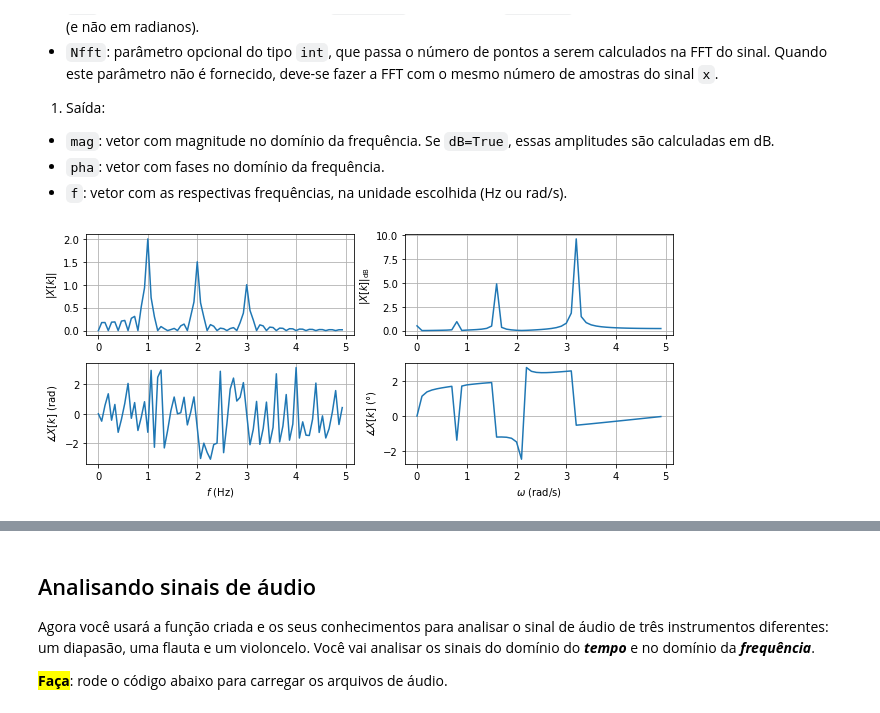
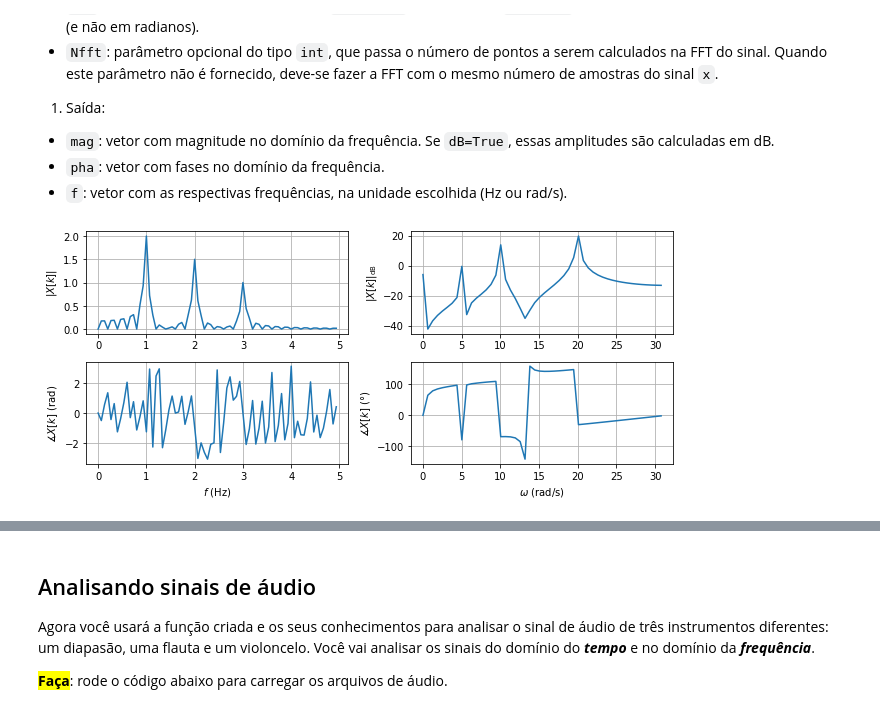
Before and after one commit to iurykischka/Proc.-de-sinais, a Jupyter notebook: Ex/Ex02_FFT_IURY.ipynb, the cells around one changed output, grey strips where cells are left out. Drawn from its saved outputs; the diff is of its cells as text; code cells hidden in the pictures.

```diff
--- a/Ex/Ex02_FFT_IURY.ipynb
+++ b/Ex/Ex02_FFT_IURY.ipynb
@@ -80,59 +80,78 @@ from scipy.fft import fft
 
 ### SEU CÓDIGO COMEÇA AQUI ### (≈ 8 linhas de código)
 
-def fourier(x, t, Hz, dB, deg, Nfft):
+def fourier(x, t, Hz, dB=False, deg=False, Nfft=None):
 
     N = len(x)
     T = t1[1] - t1[0]
 
+    if Nfft == None:
+      Nfft = N
 
     X_f = fft(x, n=Nfft)
     X_f = X_f/N # corrige amplitude do sinal
     X_f = X_f[:Nfft//2]
     X_f[1:] = 2*X_f[1:]
-    f0 = 1/(Nfft*T) #freq em Hz
-    fHz = np.arange(Nfft)*f0 #freq em Hz
-    fHz = fHz[:Nfft//2]
 
 
-    mag = (np.abs(X_f)) #modulo no dominio da frequencia em dB
-    pha = np.angle(X_f, deg=0) #fase no dominio da frequencia
 
-    return mag, pha, fHz
+    if Hz == True:
+      f0 = 1/(Nfft*T) #freq em Hz
+      f = np.arange(Nfft)*f0 #freq em Hz
+      f = f[:Nfft//2]
+    else:
+      w0 = 2*np.pi/(Nfft*T) #freq em rad/s
+      f = np.arange(Nfft)*w0 #freq em rad/s
+      f = f[:Nfft//2]
+
+    if dB == True:
+      mag = 20*np.log10(np.abs(X_f)) #modulo no dominio da frequencia em dB
+    else:
+      mag = (np.abs(X_f)) #modulo no dominio da frequencia em dB
+
+    if deg == True:
+      pha = np.angle(X_f, deg=1) #fase no dominio da frequencia
+    else:
+      pha = np.angle(X_f, deg=0)
+
+    return mag, pha, f
+
+    #ZOOM NO SINAL: PLT.XLIM (50,70) -> OBSERVA SO O RANGE DE 50 A 70 DO DOM DO TEMPO
+    #f = 1/T -> frequencia pelo periodo
 
 ### FIM DO CÓDIGO ###
 
 
 T1 = .1 #intervalo de amostragem
 N1 = 100 #tamanho do sinal
 t1 = np.arange(0, N1*T1, T1) #vetor de tempo (segundos)
 x1 = 2*np.sin(2*np.pi*t1+.1*np.pi) - 1.5*np.cos(4*np.pi*t1+.7*np.pi) + 1*np.cos(6*np.pi*t1)
 mag1, pha1, f1 = fourier(x1, t1, Hz=True, dB=False, deg=False, Nfft=150)
 plt.figure(figsize=(9,4))
 plt.subplot(221)
 plt.plot(f1, mag1)
 plt.ylabel("$|X[k]|$")
 plt.grid(1);
 plt.subplot(223)
 plt.ylabel("$\measuredangle X[k]$ (rad)")
 plt.xlabel("$f$ (Hz)")
 plt.plot(f1, pha1)
 plt.grid(1);
 
 x1 = np.sin(5*t1+.1*np.pi) - 5*np.cos(10*t1+.7*np.pi) + 10*np.cos(20*t1) + .5
 mag1, pha1, f1 = fourier(x1, t1, Hz=False, dB=True, deg=True, Nfft=None) #NFFT = 100 para testar
 plt.subplot(222)
 plt.plot(f1, mag1)
 plt.ylabel("$|X[k]|_{\mathrm{dB}}$")
 plt.grid(1);
 plt.subplot(224)
 plt.ylabel("$\measuredangle X[k]$ (°)")
 plt.xlabel("$\omega$ (rad/s)")
 plt.plot(f1, pha1)
 plt.grid(1);
 plt.tight_layout();
 # %% [output]
-[figure, old version]
+[figure, new version]
 # %% [markdown]
 **Saída esperada**:
 gráfico da transformada de Fourier de dois sinais.
```
Also changed, not shown: parts of 3 cells of this notebook.
